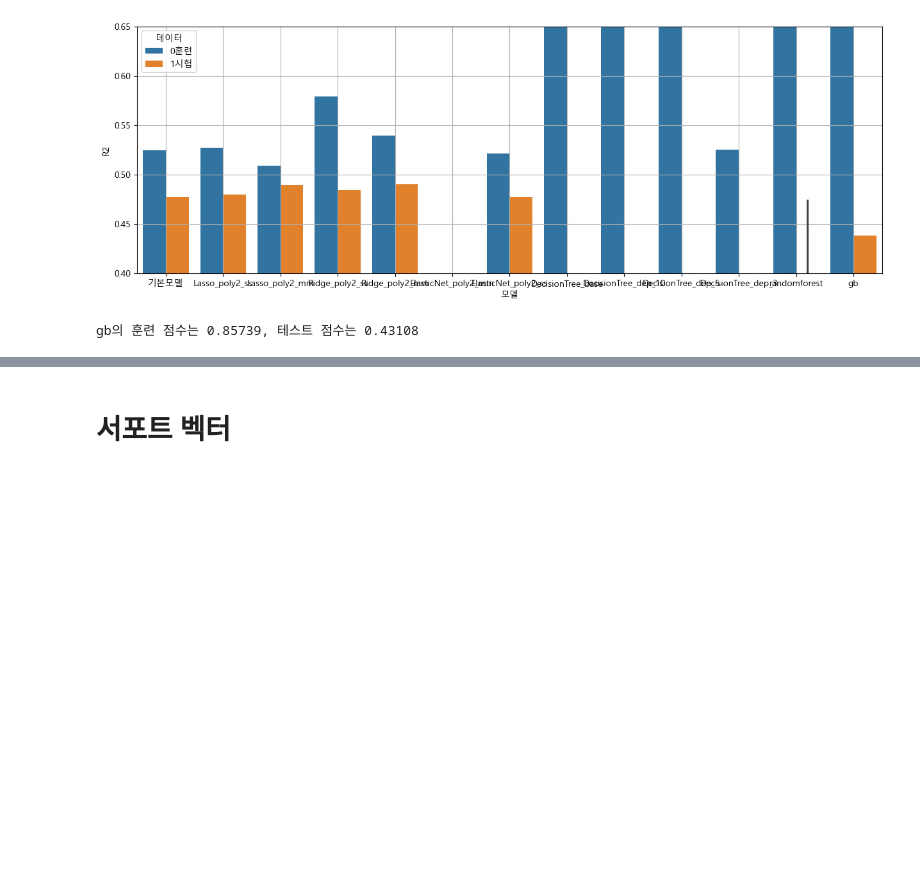
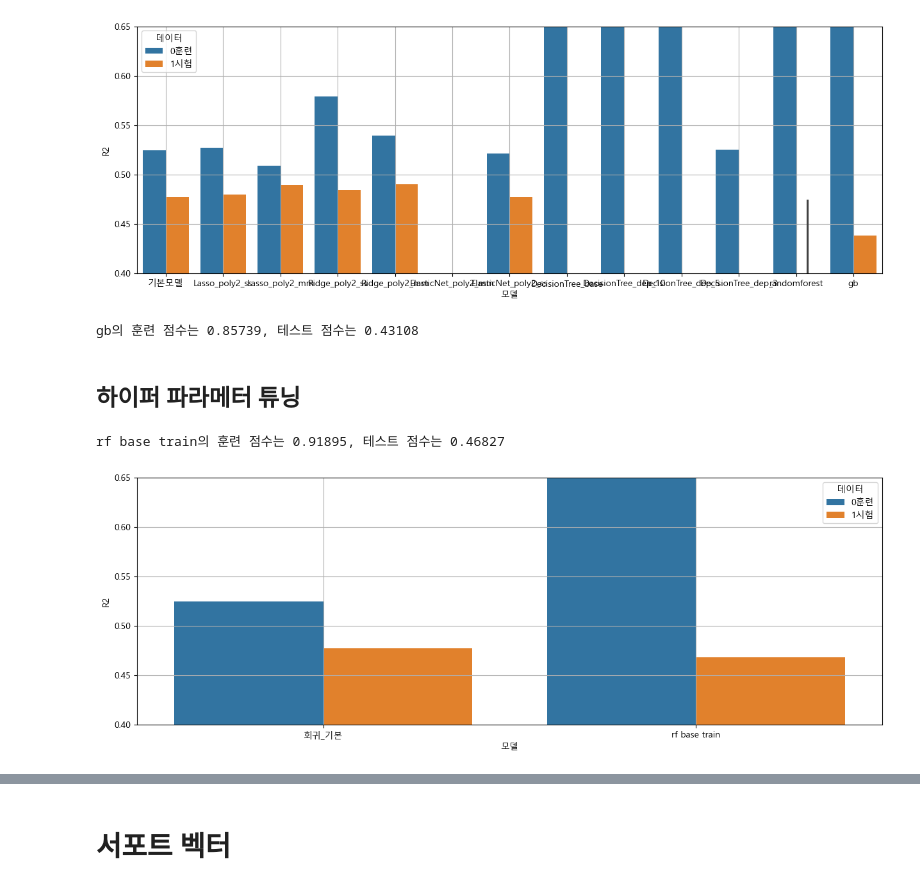
Before and after one commit to pookopook/AIchemist, a Jupyter notebook: ML_lecture/06_python_for_ML/day06_2선형회귀_정답지.ipynb, the cells around one changed output, grey strips where cells are left out. Cells and saved outputs as stored; diff of their text form; code cells hidden in the pictures; blank space fills up the shorter version.

Commit message:
하이퍼 파라메터 보완

```diff
--- a/ML_lecture/06_python_for_ML/day06_2선형회귀_정답지.ipynb
+++ b/ML_lecture/06_python_for_ML/day06_2선형회귀_정답지.ipynb
@@ -365,3 +377,17 @@ pipe = make_pipeline(MinMaxScaler(), GradientBoostingRegressor())
 모델성능(pipe, X_train, X_test, desc = 'gb')
 # %% [output]
 gb의 훈련 점수는 0.85739, 테스트 점수는 0.43108
+# %% [markdown]
+## 하이퍼 파라메터 튜닝
+# %%
+# 하이퍼 파라메터 튜닝 : 그리드 서치
+# 기본모형
+from sklearn.ensemble import RandomForestRegressor
+
+rf = RandomForestRegressor(random_state=42)
+rf.fit(X_train, y_train)
+모델성능(rf, X_train, X_test, desc= 'rf base train')
+차트()
+# %% [output]
+rf base train의 훈련 점수는 0.91895, 테스트 점수는 0.46827
+[figure, added]
```
Also changed, not shown: parts of 6 cells of this notebook.
